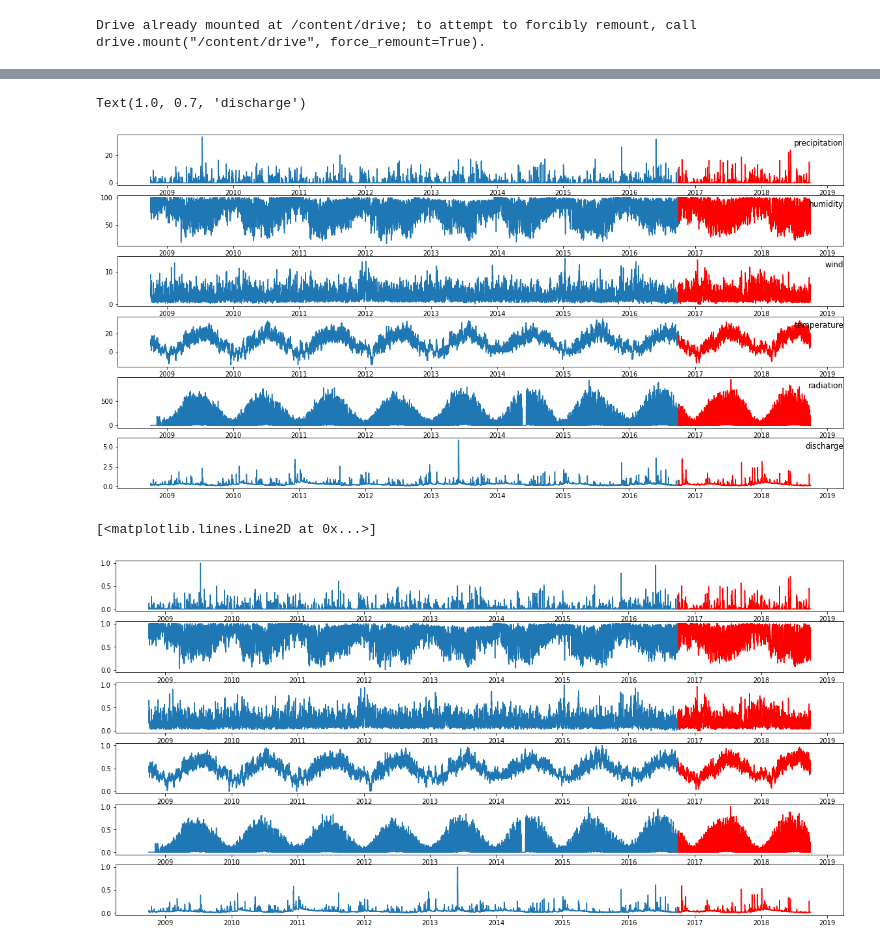
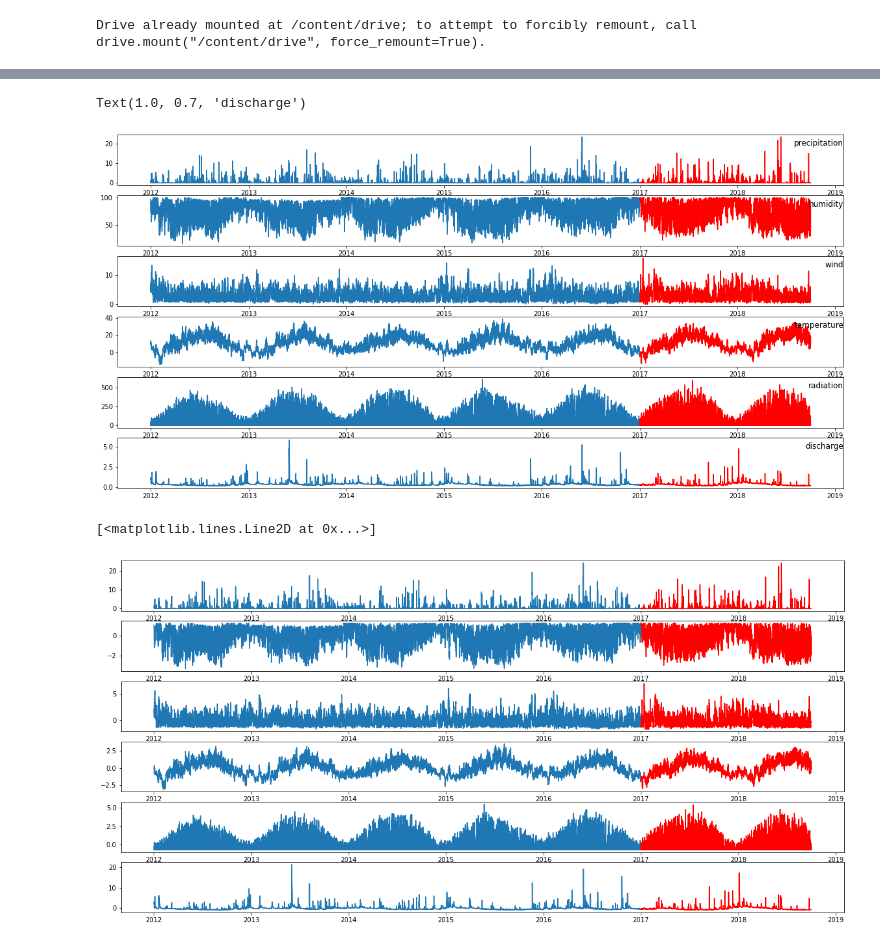
Before and after one commit to OrhanDT/masterThesis, a Jupyter notebook: Waldangelbach_Discharge_LSTM.ipynb, the cells around one changed output, grey strips where cells are left out. Cells and saved outputs as stored; diff of their text form; code cells hidden in the pictures.

```diff
--- a/Waldangelbach_Discharge_LSTM.ipynb
+++ b/Waldangelbach_Discharge_LSTM.ipynb
@@ -29,8 +29,8 @@ Drive already mounted at /content/drive; to attempt to forcibly remount, call dr
 # IMPORT DATASET (USER INPUT)
 
 # File directories of forcing and discharge dataset
-path2file_1 = '/content/drive/MyDrive/Waldangelbach_Discharge_LSTM/forcing_6h.csv'
-path2file_2 = '/content/drive/MyDrive/Waldangelbach_Discharge_LSTM/discharge_6h.csv'
+path2file_1 = '/content/drive/MyDrive/Master_Thesis/Waldangelbach_Discharge_LSTM/forcing_3h.csv'
+path2file_2 = '/content/drive/MyDrive/Master_Thesis/Waldangelbach_Discharge_LSTM/discharge_3h.csv'
 
 #####
 
@@ -60,7 +60,7 @@ Text(1.0, 0.8, 'discharge')
 # SEPERATE DATASET INTO TRAINING AND TEST DATA (USER INPUT)
 
 # Seperation point in time between training and test data
-split_date = datetime(2016,10,1)
+split_date = datetime(2017,1,1)
 
 #####
 
@@ -92,38 +92,38 @@ plt.plot(test_discharge['discharge'],'r')
 plt.title('discharge',loc='right',y=0.7)
 # %% [output]
 Text(1.0, 0.7, 'discharge')
-[figure, old version]
+[figure, new version]
 # %%
 # SCALING (USER INPUT)
 
 # Select scaling options: StandardScaler(), MinMaxScaler(), MinMaxScaler(feature_range(xi,xf)), etc
-scaler_forcing = MinMaxScaler()
-scaler_discharge = MinMaxScaler()
+scaler_forcing = StandardScaler()
+scaler_discharge = StandardScaler()
 
 #####
 
 scaler_forcing = scaler_forcing.fit(train_forcing)
 scaler_discharge = scaler_discharge.fit(train_discharge)
 
 train_forcing = scaler_forcing.transform(train_forcing)
 test_forcing = scaler_forcing.transform(test_forcing)
 train_discharge = scaler_discharge.transform(train_discharge)
 test_discharge = scaler_discharge.transform(test_discharge)
 
 i = 1
 plt.figure(figsize=(20,10))
 for column in range(len(train_forcing[0])):
   plt.subplot(no_cols+1,1,i)
   plt.plot(train_time,train_forcing[:,column])
   plt.plot(test_time,test_forcing[:,column],'r')
   i+=1
 
 plt.subplot(no_cols+1,1,i)
 plt.plot(train_time,train_discharge)
 plt.plot(test_time,test_discharge,'r')
 # %% [output]
 [<matplotlib.lines.Line2D at 0x...>]
-[figure, old version]
+[figure, new version]
 # %%
 # GENERATE SAMPLES TO USE IN LSTM NETWORK (USER INPUT)
 
```
Also changed, not shown: parts of 12 cells of this notebook.
